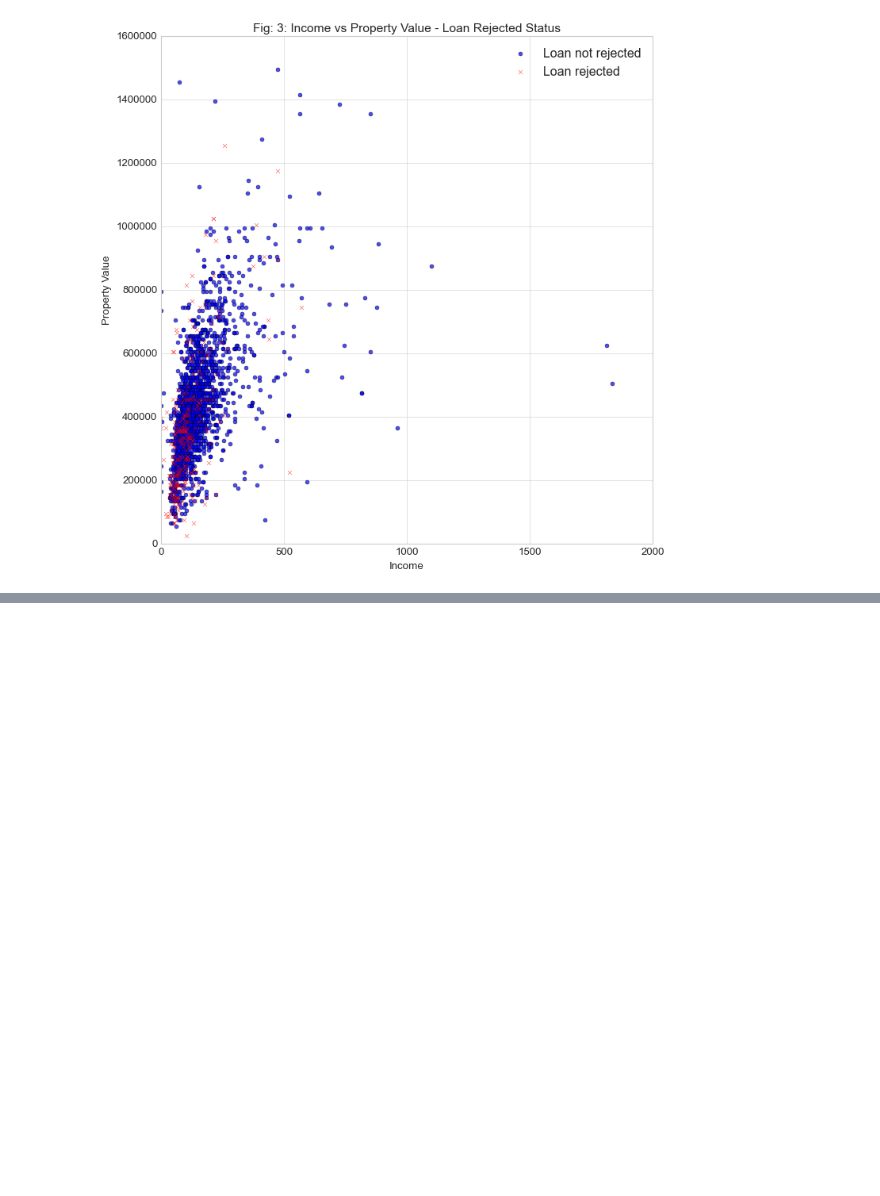
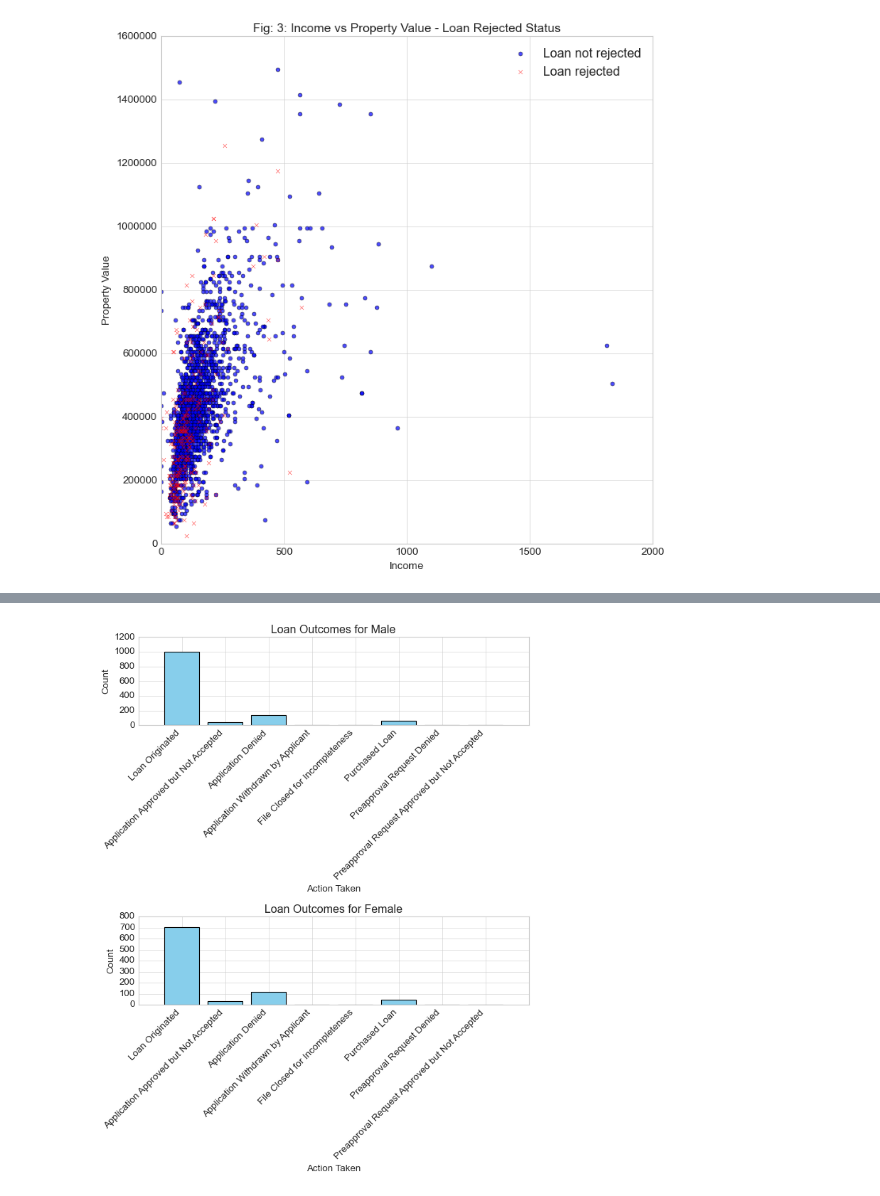
Before and after one commit to vzhang03/cmpu250-final-project, a Jupyter notebook: eda/pre-eda.ipynb, the cells around one changed output, grey strips where cells are left out. Cells and saved outputs as stored; diff of their text form; code cells hidden in the pictures; blank space fills up the shorter version.

```diff
--- a/eda/pre-eda.ipynb
+++ b/eda/pre-eda.ipynb
@@ -359,0 +513,28 @@ plt.show()
+# %%
+sex_of_interest = [1, 2]  # 1 for male, 2 for female
+
+# Create subplots: one for each sex
+fig, axes = plt.subplots(nrows=len(sex_of_interest), figsize=(8, 5 * len(sex_of_interest)))
+
+# Loop through each sex and plot histograms
+for ax, sex in zip(axes, sex_of_interest):
+    # Filter data for the current sex (male = 1, female = 2)
+    sex_data = cleaned_data[cleaned_data['applicant_sex'] == sex]['action_taken']
+
+    # Filter out invalid statuses (those not in the status_labels)
+    sex_data = sex_data[sex_data.isin(status_labels.keys())]
+
+    # Plot the histogram for the current sex
+    ax.hist(sex_data, bins=range(1, 10), align='left', rwidth=0.8, color='skyblue', edgecolor='black')
+
+    # Set the x-ticks, labels, title
+    ax.set_xticks(list(status_labels.keys()))
+    ax.set_xticklabels(list(status_labels.values()), rotation=45, ha="right")
+    ax.set_xlabel("Action Taken")
+    ax.set_ylabel("Count")
+    ax.set_title(f"Loan Outcomes for {'Male' if sex == 1 else 'Female'}")
+
+plt.tight_layout()  # Adjust layout for better spacing
+plt.show()
+# %% [output]
+[figure, added]
```
Also changed, not shown: parts of 15 cells of this notebook, 1 other file.
